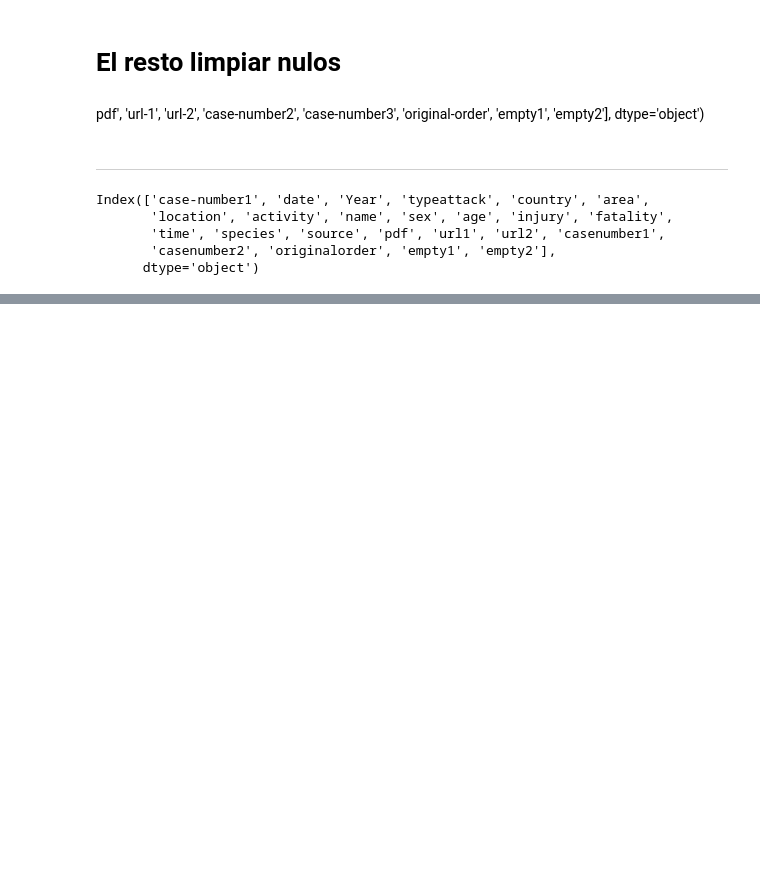
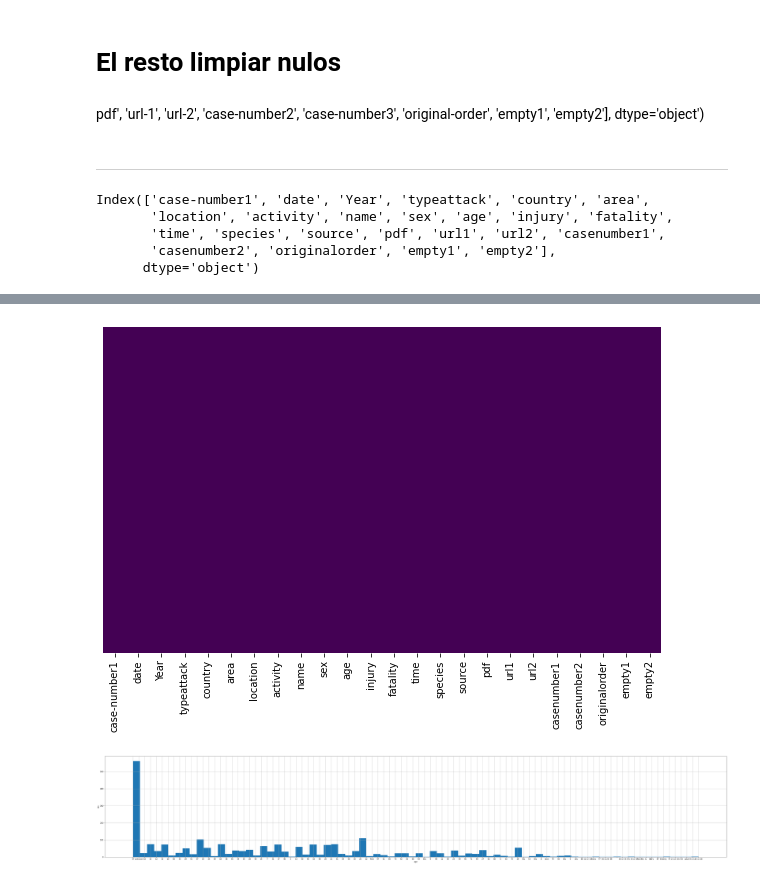
Before and after one commit to JaimeLeoz/proyecto1-sharks-, a Jupyter notebook: proyectosharks_main-1.ipynb, the cells around one changed output, grey strips where cells are left out. Saved outputs shown, nothing was run; the diff lists cells and outputs as text; code cells hidden in the pictures; blank space fills up the shorter version.

```diff
--- a/proyectosharks_main-1.ipynb
+++ b/proyectosharks_main-1.ipynb
@@ -824,6 +821,10 @@ ______
 # visto que no he consegido limpiar Age de ninguna manera , relleno los huecos con unknown
 
 df.age.fillna('unknown', inplace=True)
+# %%
+df['age'] = df['age'].str.lstrip()
+
+df['age'] = df['age'].str.rstrip()
 # %%
 # he vuelto a resetear para vaciar los unknown de Age, pero ahora como quito la mierda? para meter una media en las celdas vacias?
 
@@ -1258,0 +1256,13 @@ df.to_excel('attacksfinal6.xlsx')
+# %%
+#NO HAY NAN
+
+plt.figure(figsize=(10,6))
+
+sns.heatmap(df.isna(),
+           yticklabels=False,
+           cmap='viridis',
+           cbar = False)
+
+plt.show();
+# %% [output]
+[figure, added]
@@ -1258,0 +1271,13 @@ df.to_excel('attacksfinal6.xlsx')
+# %%
+
+
+# En age tengo muchos unknown que no he podido resolver
+
+plt.figure(figsize=(60,10))
+
+df.age.hist(bins=80)
+
+plt.xlabel('age')
+plt.ylabel('sex');
+# %% [output]
+[figure, added]
```
Also changed, not shown: parts of 28 cells of this notebook, 7 other files.
